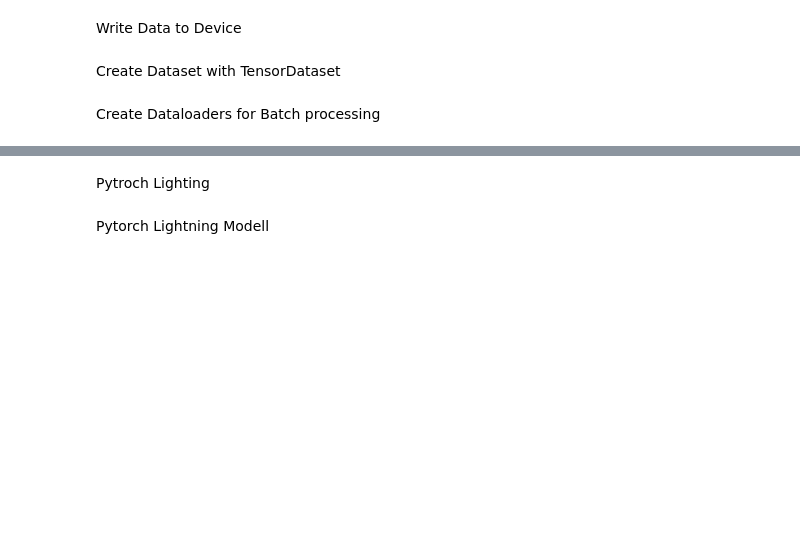
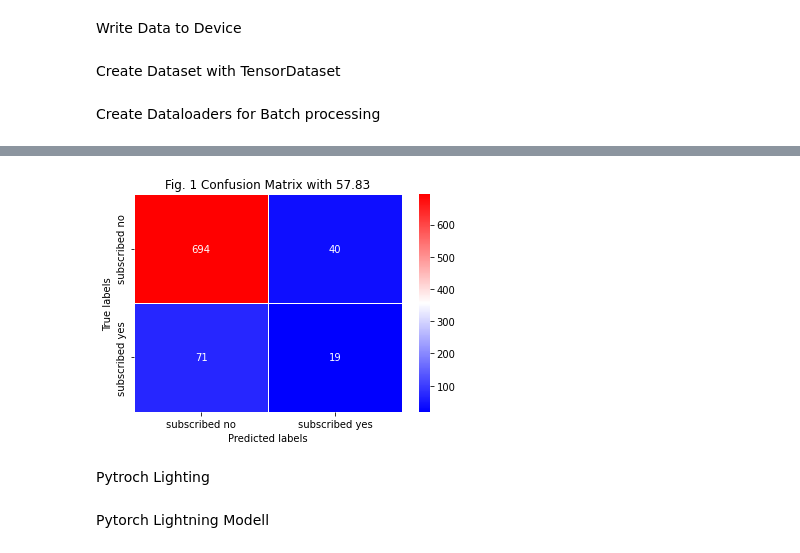
Before and after one commit to FH-kiel-lectures/Deep-Learning-Exam-Part2, a Jupyter notebook: exam_part2.ipynb, the cells around one changed output, grey strips where cells are left out. Cells and saved outputs as stored; diff of their text form; code cells hidden in the pictures; blank space fills up the shorter version.

```diff
--- a/exam_part2.ipynb
+++ b/exam_part2.ipynb
@@ -622,8 +839,8 @@ def train_model(model, num_epochs,
 
             print(f'Epoch: {epoch} | Train: {train_acc :.2f}% | Validation: {valid_acc :.2f}%')
 
-            writer.add_scalars("lenet/acc", {'train': train_acc, 'val': valid_acc}, epoch)
-            writer.add_scalar("lenet/loss", loss.item(), epoch)
+            writer.add_scalars("BinaryClassification/ bal. acc", {'train': train_acc, 'val': valid_acc}, epoch)
+            writer.add_scalar("BinaryClassification/loss", loss.item(), epoch)
             writer.flush()
 
             if (valid_acc>best_valid_acc):
@@ -692,0 +955,16 @@ Idea for unbalanced dataset:- add weights to criterion or add SMOTE to the data
+# %%
+valid_loader = DataLoader(dataset=valid_dataset,
+                          batch_size=32,
+                          num_workers=4,
+                          )
+
+train_loader = DataLoader(dataset=train_dataset,
+                          batch_size=32,
+                          num_workers=4,
+                          drop_last=True,
+                          shuffle=True,)
+
+test_loader = DataLoader(dataset=test_dataset,
+                         batch_size=32,
+                         num_workers=4,
+                         shuffle=False)
@@ -692,0 +976,15 @@ Idea for unbalanced dataset:- add weights to criterion or add SMOTE to the data
+# %%
+torch.manual_seed(1)
+
+classifier = BinaryClassificationSMOTE(62)
+classifier.to(device)
+criterion=nn.BCELoss()
+optimizer = torch.optim.Adam(classifier.parameters(), lr=0.001)
+
+model = train_model(
+    model=classifier,
+    num_epochs=1000,
+    train_loader=train_loader,
+    valid_loader=valid_loader,
+    optimizer=optimizer,
+    criterion=criterion)
@@ -693,3 +1014,12 @@ Idea for unbalanced dataset:- add weights to criterion or add SMOTE to the data
+# %%
+model.eval()
+with torch.no_grad():
+    y, y_pred=get_targets_and_predictions(model=model, data_loader=test_loader)
+    train_acc=balanced_accuracy_score(y, y_pred)*100
+cm = confusion_matrix(y,y_pred)
+plot_cm_matrix(cm, 1, train_acc)
+# %% [output]
+[figure, added]
 # %% [markdown]
 Pytroch Lighting
 # %%
```
Also changed, not shown: parts of 57 cells of this notebook, 1 other file.
